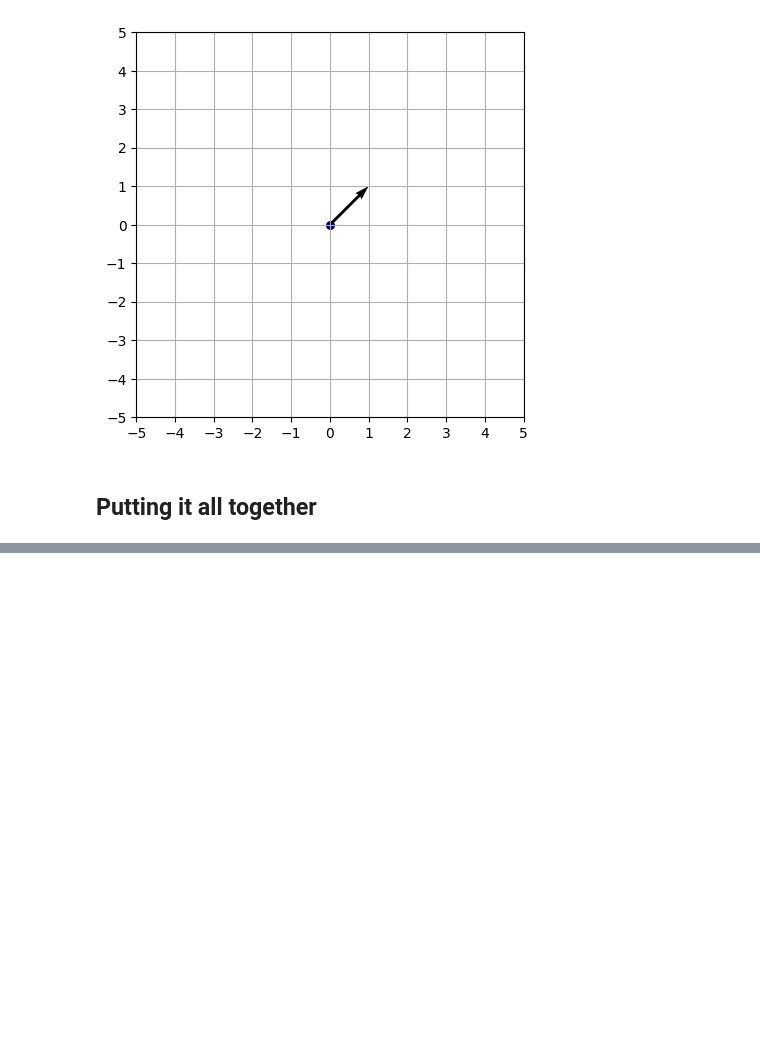
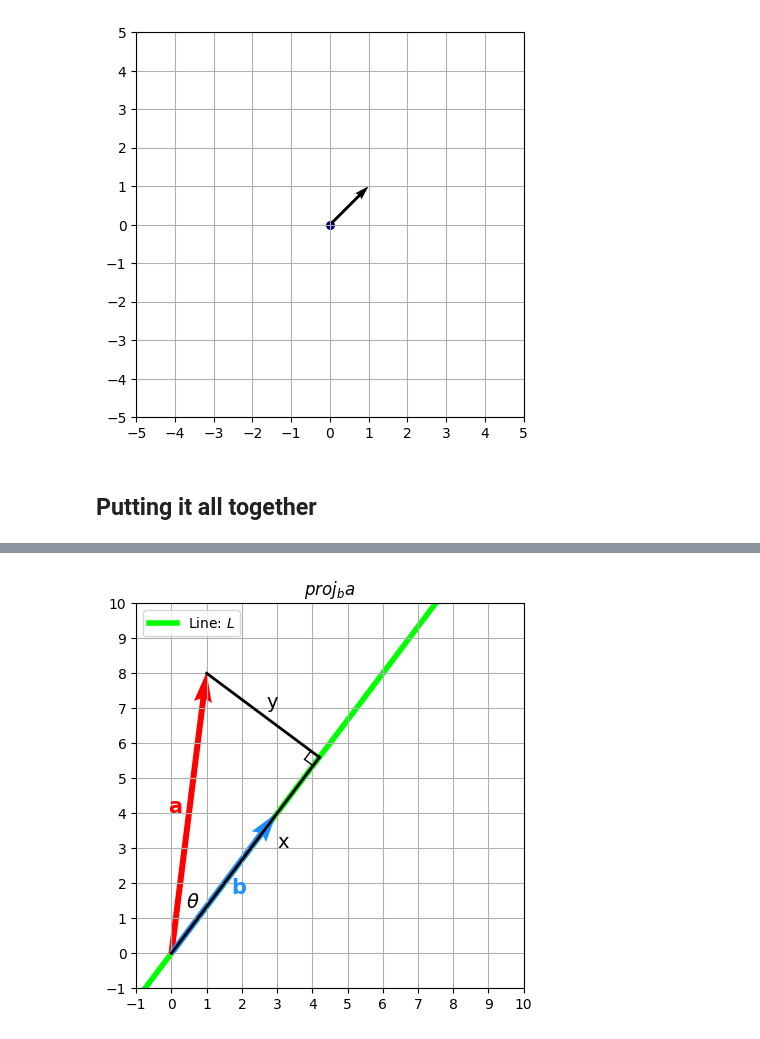
Before and after one commit to PaulToronto/Math-and-Data-Science-Reference, a Jupyter notebook: Matplotlib_quiver.ipynb, the cells around one changed output, grey strips where cells are left out. Cells and saved outputs as stored; diff of their text form; code cells hidden in the pictures; blank space fills up the shorter version.

```diff
--- a/Matplotlib_quiver.ipynb
+++ b/Matplotlib_quiver.ipynb
@@ -115,0 +123,46 @@ plt.show()
+# %%
+fig, ax = plt.subplots(1, 1, figsize=(5, 5))
+
+# vector a
+plt.quiver(0, 0, 1, 8, scale=1, units='xy',
+           color='red', width=0.17)
+plt.annotate('$\mathbf{a}$', xy=(-0.1, 4),
+             size=15, color='red')
+# vector b
+plt.quiver(0, 0, 3, 4, scale=1, units='xy',
+           color='dodgerblue', width=0.17)
+plt.annotate('$\mathbf{b}$', xy=(1.7, 1.7),
+             size=15, color='dodgerblue')
+
+# line L
+x_l = np.linspace(-1, 10, 100)
+y_l = (4/3) * x_l
+plt.plot(x_l, y_l, color='lime',
+         linewidth=4, label='Line: $L$', zorder=-1)
+
+# adjacent side
+ax.add_line(plt.Line2D(xdata=(21/5, 0), ydata=(28/5, 0), color='black', linewidth=2))
+plt.annotate('x', xy=(3, 3),
+             size=14, color='black')
+# opposite side
+ax.add_line(plt.Line2D(xdata=(21/5, 1), ydata=(28/5, 8), color='black', linewidth=2))
+plt.annotate('y', xy=(2.7, 7),
+             size=14, color='black')
+
+# right-angle
+ax.add_line(plt.Line2D(xdata=(99/25, 189/50), ydata=(289/50, 277/50), color='black', linewidth=1))
+ax.add_line(plt.Line2D(xdata=(201/50, 189/50), ydata=(134/25, 277/50), color='black', linewidth=1))
+
+# theta
+plt.annotate(r'$\theta$', xy=(0.4, 1.3), size=14)
+
+plt.title('$proj_{b}a$')
+plt.xlim(-1, 10)
+plt.ylim(-1, 10)
+plt.xticks(np.linspace(-1, 10, 12))
+plt.yticks(np.linspace(-1, 10, 12))
+plt.grid()
+plt.legend(loc='upper left')
+plt.show()
+# %% [output]
+[figure, added]
```
Also changed, not shown: parts of 1 cell of this notebook.
